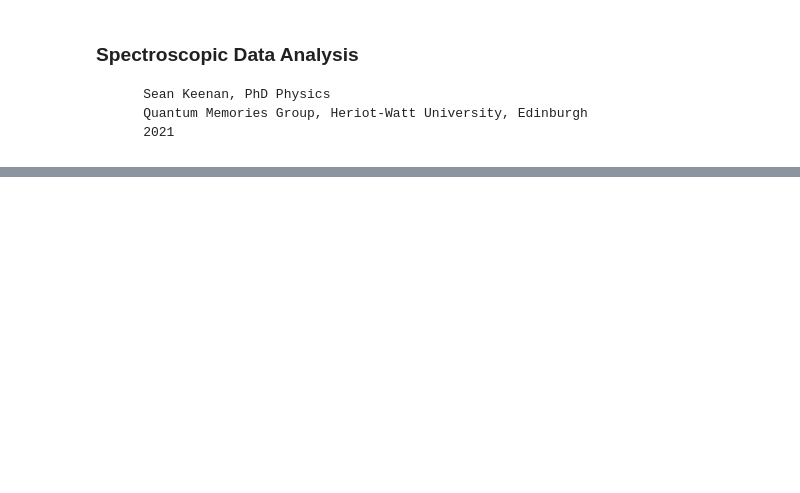
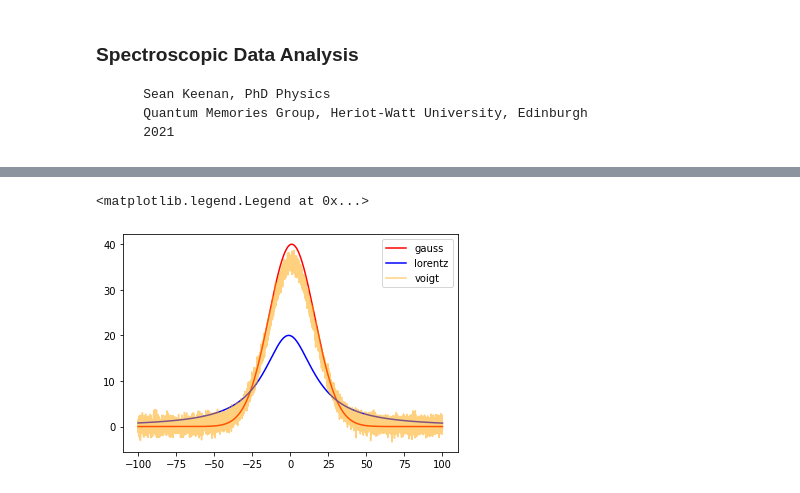
Before and after one commit to SMK-UK/Spectroscopy, a Jupyter notebook: transmission.ipynb, the cells around one changed output, grey strips where cells are left out. Saved outputs shown, nothing was run; the diff lists cells and outputs as text; code cells hidden in the pictures; blank space fills up the shorter version.

```diff
--- a/transmission.ipynb
+++ b/transmission.ipynb
@@ -280,0 +309,24 @@ ax_2.plot(wl, data[start[0]:stop[0]], 'b')
+# %%
+x =np.linspace(-100, 100, 10000)
+amp_g = 40
+amp_l = 20
+y_0 = 0
+x_0g = 1
+x_0l = -1
+sigma = 15
+gamma = 40
+eta = 0.8
+
+gauss = sf.gaussian(x, amp_g, y_0, x_0g, sigma)
+lorentz = sf.lorentzian(x, amp_l, y_0, x_0l, gamma)
+noise = np.random.normal(size=np.size(gauss))
+
+voigt = sf.pseudo_voigt(x, y_0, amp_g, x_0g, sigma, amp_l, x_0l, gamma, eta) + noise
+
+mp.plot(x, gauss, 'r', label='gauss')
+mp.plot(x, lorentz, 'b', label='lorentz')
+mp.plot(x, voigt, 'orange', alpha=0.5, label='voigt')
+mp.legend()
+# %% [output]
+<matplotlib.legend.Legend at 0x...>
+[figure, added]
```
Also changed, not shown: parts of 16 cells of this notebook, 8 other files.
